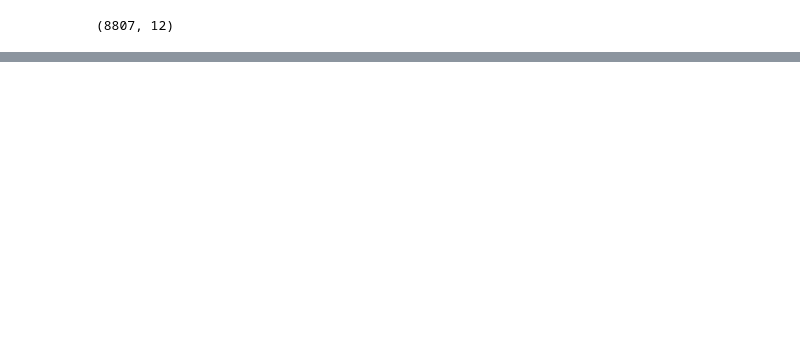
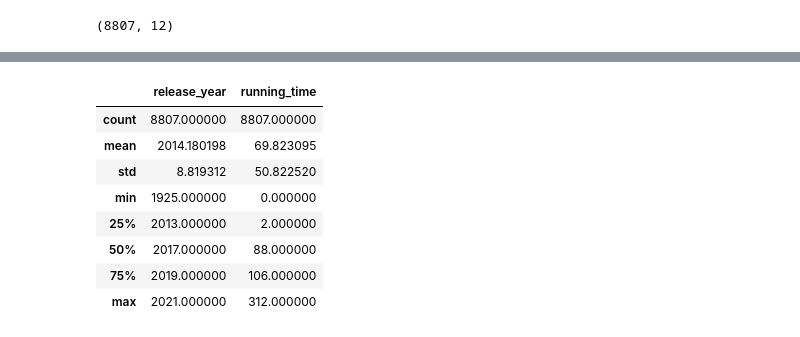
Before and after one commit to akshaykumar2972/Netflix-Data-Analysis, a Jupyter notebook: Netflix_Data_Analysis.ipynb, the cells around one changed output, grey strips where cells are left out. Cells and saved outputs as stored; diff of their text form; code cells hidden in the pictures; blank space fills up the shorter version.

```diff
--- a/Netflix_Data_Analysis.ipynb
+++ b/Netflix_Data_Analysis.ipynb
@@ -25,0 +116,12 @@ df.shape
+# %%
+df.describe()
+# %% [output]
+|  | release_year | running_time |
+| count | 8807.000000 | 8807.000000 |
+| mean | 2014.180198 | 69.823095 |
+| std | 8.819312 | 50.822520 |
+| min | 1925.000000 | 0.000000 |
+| 25% | 2013.000000 | 2.000000 |
+| 50% | 2017.000000 | 88.000000 |
+| 75% | 2019.000000 | 106.000000 |
+| max | 2021.000000 | 312.000000 |
```
Also changed, not shown: parts of 17 cells of this notebook.
